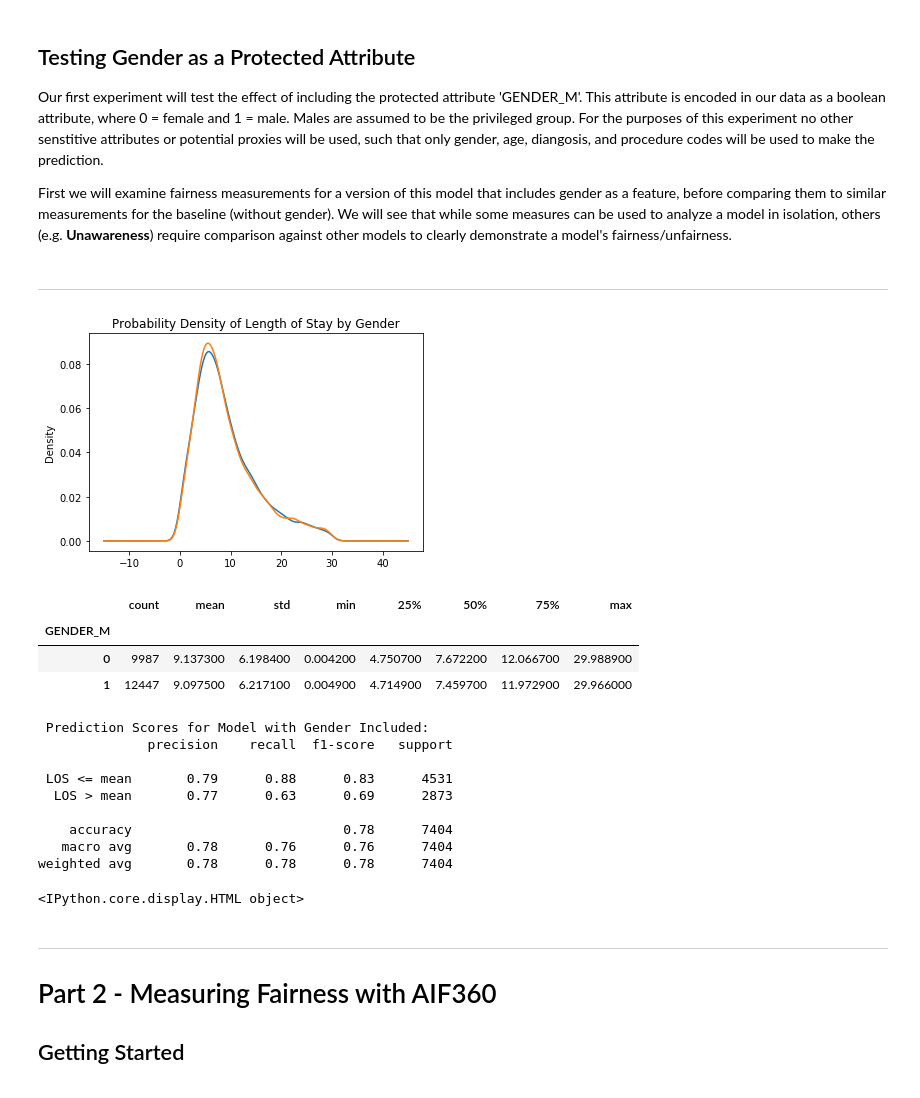
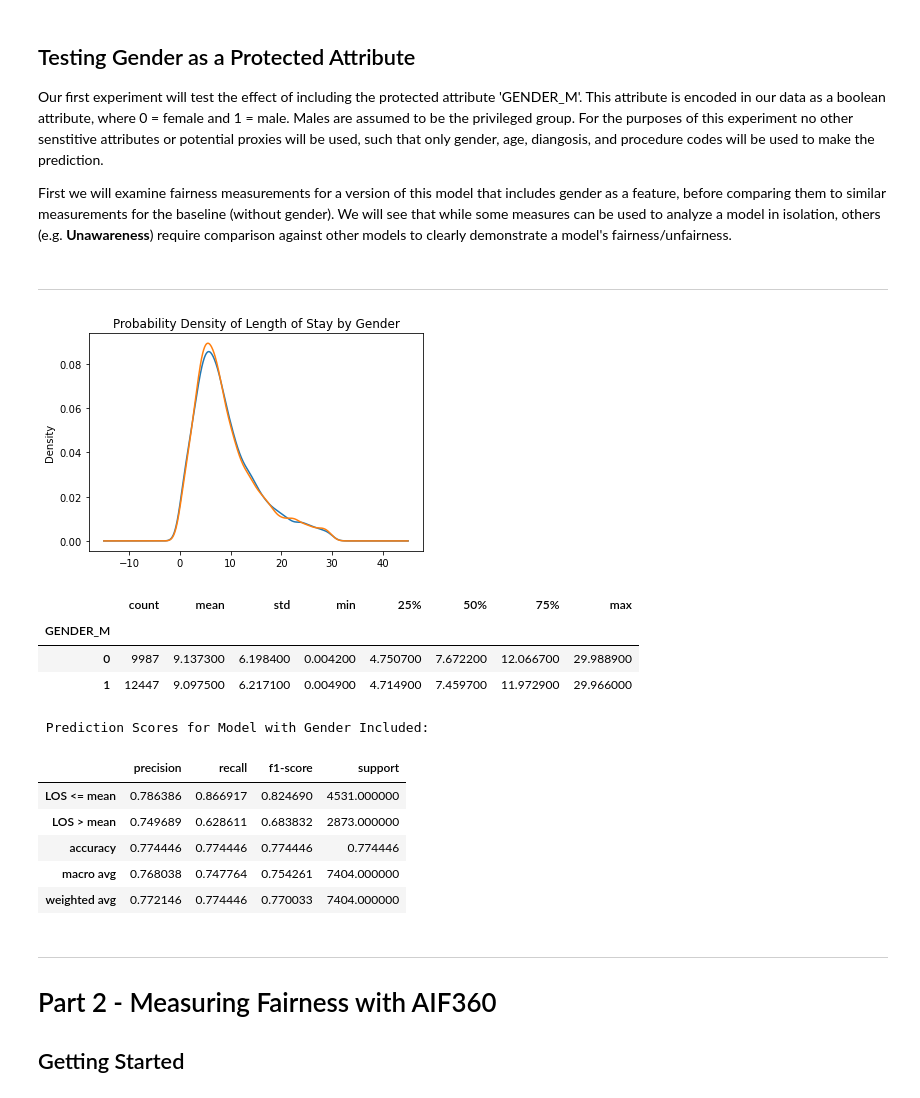
Before and after one commit to KenSciResearch/fairMLHealth, a Jupyter notebook: tutorials_and_examples/Tutorial-MeasuringFairnessInBinaryClassification.ipynb, the cells around one changed output. Drawn from its saved outputs; the diff is of its cells as text; code cells hidden in the pictures.

```diff
--- a/tutorials_and_examples/Tutorial-MeasuringFairnessInBinaryClassification.ipynb
+++ b/tutorials_and_examples/Tutorial-MeasuringFairnessInBinaryClassification.ipynb
@@ -96,13 +96,22 @@ from fairmlhealth import reports, tutorial_helpers as helpers
 # Turn on tutorial mode to output simplified versions of comparison reports
 helpers.start_tutorial()
 
-# Set ANSI escape sequesnces for text highlighting
-bold_on = '\033[1m'
-bold_mgta = '\u001b[35m' + bold_on
-clr_off = '\033[0m'
+# Functions and pointers to make this tutorial more colorful
+ks_magenta = '#d00095'
+ks_magenta_lt = '#ff05b8'
+ks_purple = '#947fed'
 
-def print_color(text, color_helper):
-    return(HTML(print(color_helper + text + clr_off)))
+
+def print_color(text, color_code):
+    return display(HTML(f"<span style=\'color: {color_code}\'> {text} </span>"))
+
+
+def tutorial_report(y_true, y_pred):
+    rprt = sk_metric.classification_report(y_true, y_pred,
+                                           target_names=['LOS <= mean', 'LOS > mean'],
+                                           output_dict=True)
+    rprt = pd.DataFrame(rprt).transpose()
+    return rprt
 # %% [markdown]
 ## Loading MIMIC III Data
 
@@ -228,34 +232,34 @@ First we will examine fairness measurements for a version of this model that inc
 # %%
 # Plot probability density for LOS by gender
 display(Markdown('---'))
 ax_g = df.groupby('GENDER_M'
-         )['length_of_stay'].plot(kind = 'kde',
-            title = "Probability Density of Length of Stay by Gender")
+         )['length_of_stay'].plot(kind='kde',
+            title="Probability Density of Length of Stay by Gender")
 plt.show()
 
 # Show LOS Distribtuion Relative to GENDER_M
 is_male = df['GENDER_M'].eq(1)
 g_tbl = df.groupby('GENDER_M')['length_of_stay'].describe().round(4)
 g_tbl['count'] = g_tbl['count'].astype(int)
 g_tbl = g_tbl.style.applymap(helpers.highlight_col,
-                            subset = pd.IndexSlice[:, 'mean'],
-                            color = "teal"
+                            subset=pd.IndexSlice[:, 'mean'],
+                            color=ks_purple
                   ).applymap(helpers.highlight_col,
-                            subset = pd.IndexSlice[:, 'count'],
-                            color = "magenta"
+                            subset=pd.IndexSlice[:, 'count'],
+                            color=ks_magenta_lt
                   )
-HTML(g_tbl.render())
+display(g_tbl)
 # %% [output]
 ---
-[figure, old version]
+[figure, new version]
 |  | count | mean | std | min | 25% | 50% | 75% | max |
 | GENDER_M |  |  |  |  |  |  |  |  |
 | 0 | 9987 | 9.137300 | 6.198400 | 0.004200 | 4.750700 | 7.672200 | 12.066700 | 29.988900 |
 | 1 | 12447 | 9.097500 | 6.217100 | 0.004900 | 4.714900 | 7.459700 | 11.972900 | 29.966000 |
 # %%
 # Update Split Data to Include Gender as a Feature
-X_train_gender = X_train.join(df[['GENDER_M']], how = 'inner')
-X_test_gender = X_test.join(df[['GENDER_M']], how = 'inner')
+X_train_gender = X_train.join(df[['GENDER_M']], how='inner')
+X_test_gender = X_test.join(df[['GENDER_M']], how='inner')
 
 # Train New Model with Gender Feature
 gender_model = XGBClassifier()
@@ -264,23 +268,18 @@ y_pred_gender = gender_model.predict(X_test_gender)
 y_prob_gender = gender_model.predict_proba(X_test_gender)
 
 print("\n", "Prediction Scores for Model with Gender Included:")
-sk_metric.classification_report(y_test.iloc[:, 0],
-                                       y_pred_baseline,
-                                       target_names = ['LOS <= mean', 'LOS > mean'])
-rprt = rprt.replace("LOS <= ", bold_mgta + "LOS <= "
-          ).replace("LOS >", clr_off + "LOS >")
-HTML(print(rprt))
+rprt = tutorial_report(y_test.iloc[:, 0],  y_pred_gender)
+rprt.style.apply(lambda x: [f'color:' + ks_magenta
+                             if x.name == 'LOS <= mean' else '' for i in x]
+                     , axis=1)
 # %% [output]
  Prediction Scores for Model with Gender Included:
-              precision    recall  f1-score   support
-
- LOS <= mean       0.79      0.88      0.83      4531
-  LOS > mean       0.77      0.63      0.69      2873
-
-    accuracy                           0.78      7404
-   macro avg       0.78      0.76      0.76      7404
-weighted avg       0.78      0.78      0.78      7404
-<IPython.core.display.HTML object>
+|  | precision | recall | f1-score | support |
+| LOS <= mean | 0.786386 | 0.866917 | 0.824690 | 4531.000000 |
+| LOS > mean | 0.749689 | 0.628611 | 0.683832 | 2873.000000 |
+| accuracy | 0.774446 | 0.774446 | 0.774446 | 0.774446 |
+| macro avg | 0.768038 | 0.747764 | 0.754261 | 7404.000000 |
+| weighted avg | 0.772146 | 0.774446 | 0.770033 | 7404.000000 |
 # %% [markdown]
 ----
 # Part 2 - Measuring Fairness with AIF360 <a class = "anchor" id = "part2"></a>
```
Also changed, not shown: parts of 24 cells of this notebook, 1 other file.
